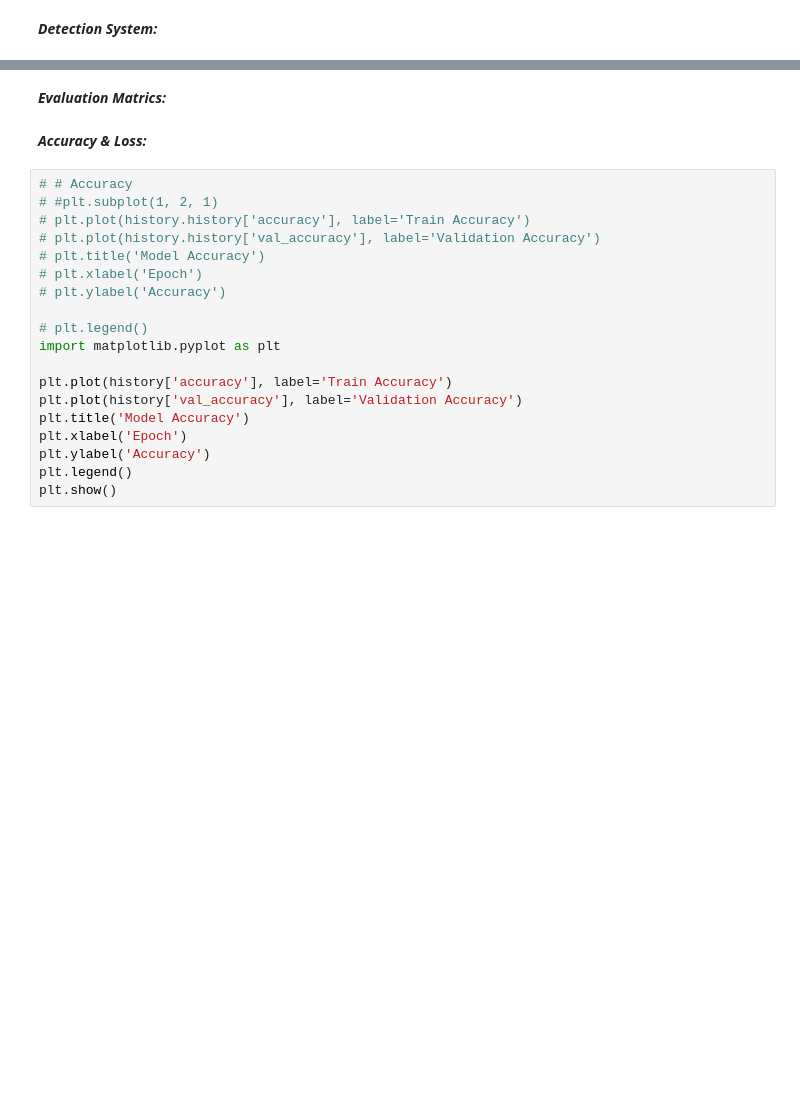
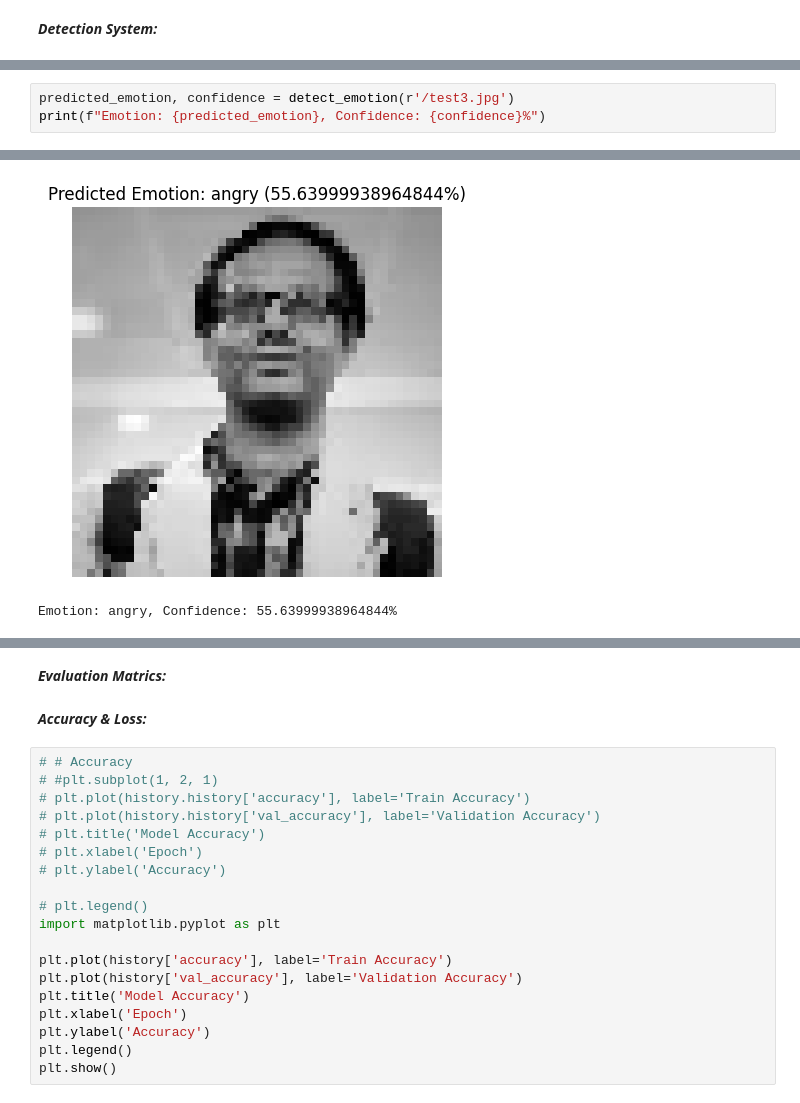
Before and after one commit to SweetGiraffo/AIML-PROJECT-EMOTION, a Jupyter notebook: Facial Expression Recognition using CNN.ipynb, the cells around one changed output, grey strips where cells are left out. Cells and saved outputs as stored; diff of their text form; blank space fills up the shorter version.

```diff
--- a/Facial Expression Recognition using CNN.ipynb
+++ b/Facial Expression Recognition using CNN.ipynb
@@ -171,0 +165,4 @@ print(detect_emotion(r'E:\Muqadas\university\fyp\FERC\expressions\disgust2.jpg')
+# %%
+predicted_emotion, confidence = detect_emotion(r'/test3.jpg')
+print(f"Emotion: {predicted_emotion}, Confidence: {confidence}%")
+# %% [output]
@@ -171,0 +170,2 @@ print(detect_emotion(r'E:\Muqadas\university\fyp\FERC\expressions\disgust2.jpg')
+[figure, added]
+Emotion: angry, Confidence: 55.63999938964844%
```
Also changed, not shown: parts of 27 cells of this notebook.
